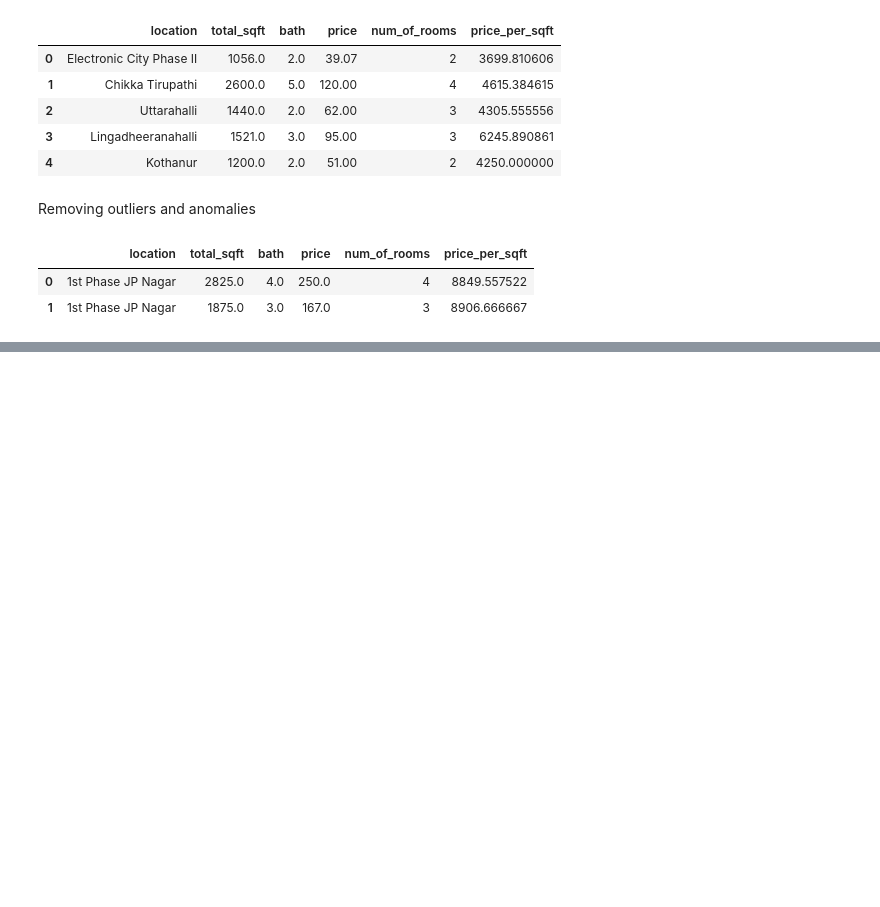
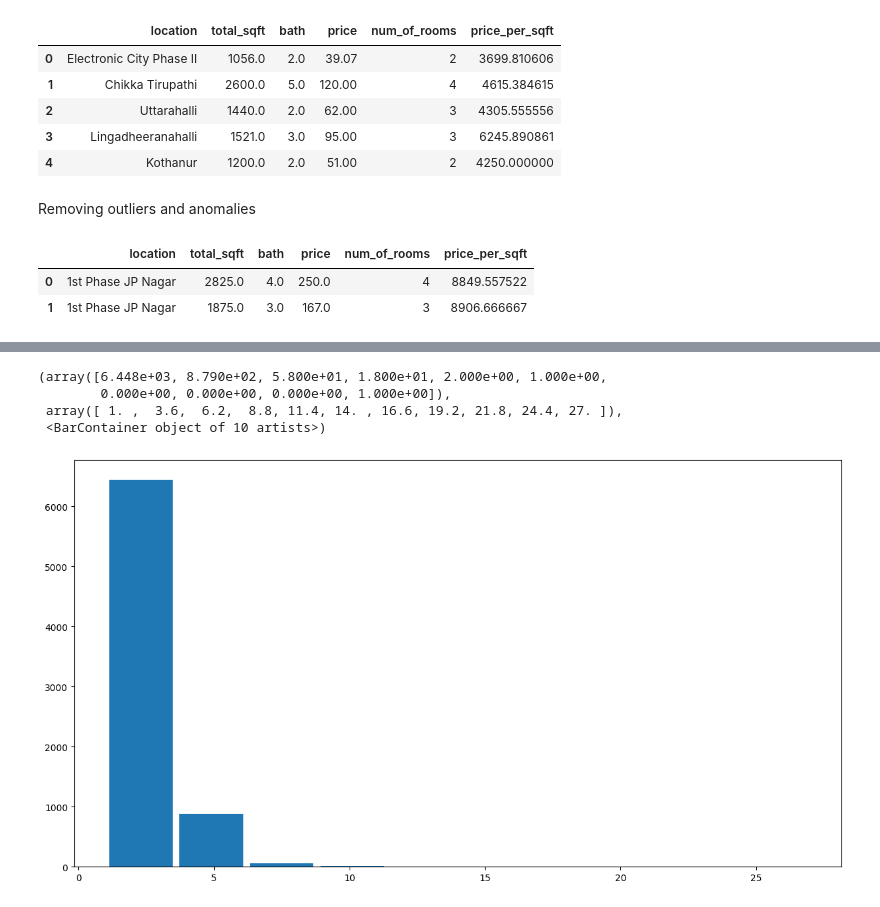
Before and after one commit to Chiemerie1/House_price_prediction, a Jupyter notebook: house_price_prediction.ipynb, the cells around one changed output, grey strips where cells are left out. Cells and saved outputs as stored; diff of their text form; code cells hidden in the pictures; blank space fills up the shorter version.

```diff
--- a/house_price_prediction.ipynb
+++ b/house_price_prediction.ipynb
@@ -238,0 +290,8 @@ scatter_plt(df_cleaned, "Akshaya Nagar")
+# %%
+plt.hist(cleaned_df["num_of_rooms"], rwidth=.9)
+# %% [output]
+(array([6.448e+03, 8.790e+02, 5.800e+01, 1.800e+01, 2.000e+00, 1.000e+00,
+        0.000e+00, 0.000e+00, 0.000e+00, 1.000e+00]),
+ array([ 1. ,  3.6,  6.2,  8.8, 11.4, 14. , 16.6, 19.2, 21.8, 24.4, 27. ]),
+ <BarContainer object of 10 artists>)
+[figure, added]
```
Also changed, not shown: parts of 9 cells of this notebook.
